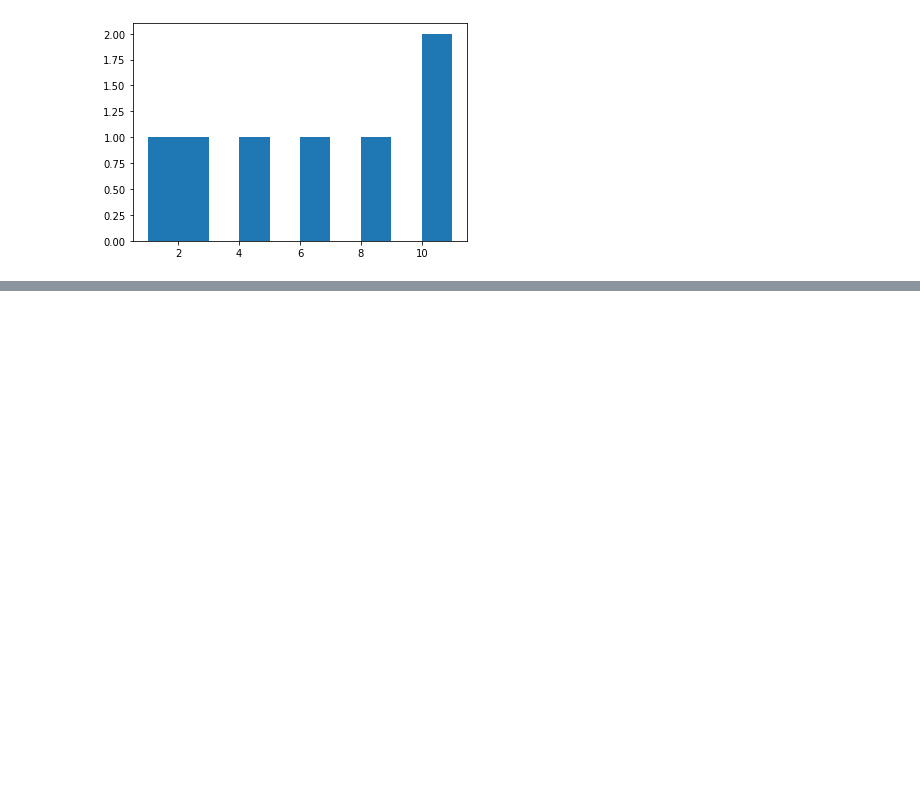
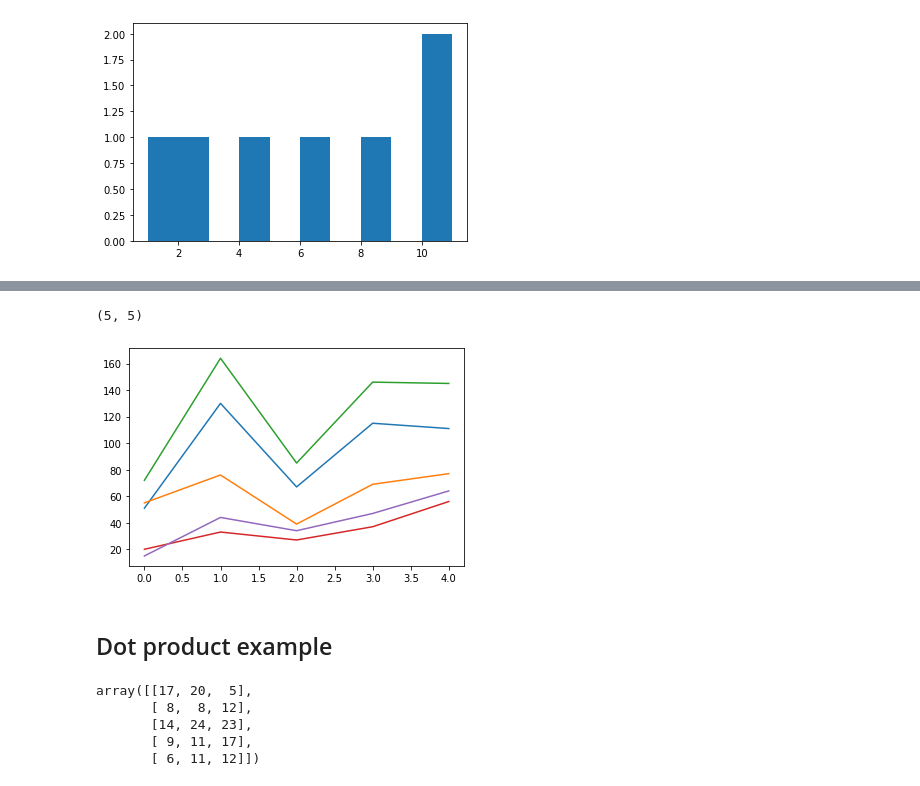
Before and after one commit to aliazani/machine-learning, a Jupyter notebook: 3-numpy/1-intoduction_to_numpy.ipynb, the cells around one changed output, grey strips where cells are left out. Cells and saved outputs as stored; diff of their text form; code cells hidden in the pictures; blank space fills up the shorter version.

```diff
--- a/3-numpy/1-intoduction_to_numpy.ipynb
+++ b/3-numpy/1-intoduction_to_numpy.ipynb
@@ -508,0 +614,7 @@ plt.show()
+# %%
+# random seed (0)
+np.random.seed(0)
+# create a matrice ==> (5, 3)
+mtr1 = np.random.randint(10, size=(5, 3))
+# create a matrice ==> (5, 3)
+mtr2 = np.random.randint(10, size=(5, 3))
@@ -508,0 +647,5 @@ plt.show()
+# %%
+# dot product (It's a kind of maltiplicate of matrices)
+mtr2_tranposed = mtr2.transpose()
+new_array = np.dot(mtr1, mtr2_tranposed)
+new_array
@@ -508,0 +660,24 @@ plt.show()
+# %%
+new_array.shape
+# %% [output]
+(5, 5)
+# %%
+%matplotlib inline
+import matplotlib.pyplot as plt
+plt.plot(new_array)
+plt.show()
+# %% [output]
+[figure, added]
+# %% [markdown]
+## Dot product example
+# %%
+# use seed(0) and genrate a random array of sales amount (5, 3)
+np.random.seed(0)
+sales_amount = np.random.randint(low=5, high=25, size=(5, 3))
+sales_amount
+# %% [output]
+array([[17, 20,  5],
+       [ 8,  8, 12],
+       [14, 24, 23],
+       [ 9, 11, 17],
+       [ 6, 11, 12]])
```
Also changed, not shown: parts of 62 cells of this notebook, 5 other files.
